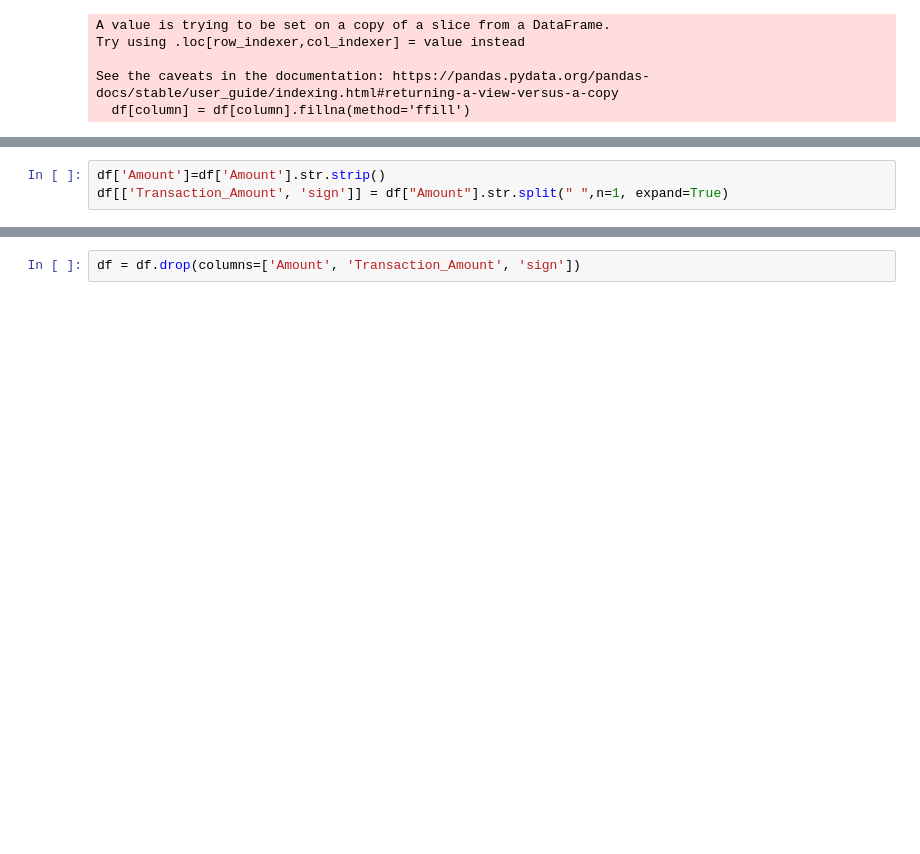
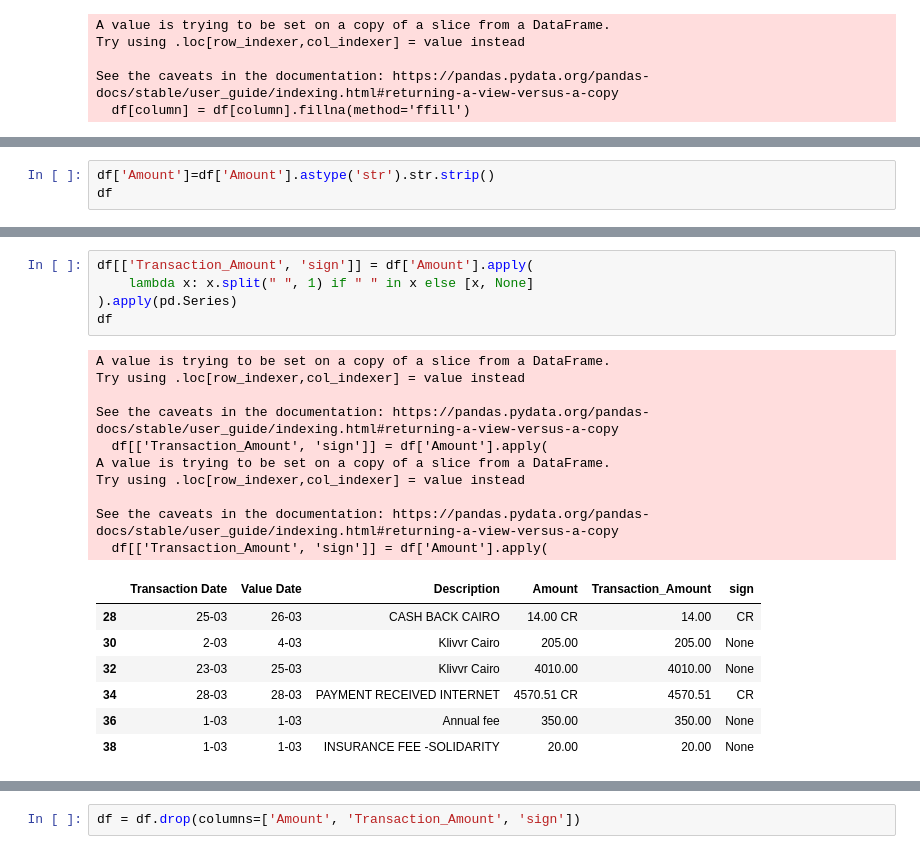
Before and after one commit to AdhamNour/personal_financial_analysis, a Jupyter notebook: financial_analysis_single_file.ipynb, the cells around one changed output, grey strips where cells are left out. Drawn from its saved outputs; the diff is of its cells as text; blank space fills up the shorter version.

```diff
--- a/financial_analysis_single_file.ipynb
+++ b/financial_analysis_single_file.ipynb
@@ -106,4 +125,4 @@ dtype: object
 # %%
-df['Amount']=df['Amount'].str.strip()
-df[['Transaction_Amount', 'sign']] = df["Amount"].str.split(" ",n=1, expand=True)
+df['Amount']=df['Amount'].astype('str').str.strip()
+df
 # %% [output]
@@ -111,3 +141,26 @@ AttributeError: Can only use .str accessor with string values!
+# %%
+df[['Transaction_Amount', 'sign']] = df['Amount'].apply(
+    lambda x: x.split(" ", 1) if " " in x else [x, None]
+).apply(pd.Series)
+df
+# %% [output]
+A value is trying to be set on a copy of a slice from a DataFrame.
+Try using .loc[row_indexer,col_indexer] = value instead
+
+See the caveats in the documentation: https://pandas.pydata.org/pandas-docs/stable/user_guide/indexing.html#returning-a-view-versus-a-copy
+  df[['Transaction_Amount', 'sign']] = df['Amount'].apply(
+A value is trying to be set on a copy of a slice from a DataFrame.
+Try using .loc[row_indexer,col_indexer] = value instead
+
+See the caveats in the documentation: https://pandas.pydata.org/pandas-docs/stable/user_guide/indexing.html#returning-a-view-versus-a-copy
+  df[['Transaction_Amount', 'sign']] = df['Amount'].apply(
+|  | Transaction Date | Value Date | Description | Amount | Transaction_Amount | sign |
+| 28 | 25-03 | 26-03 | CASH BACK CAIRO | 14.00 CR | 14.00 | CR |
+| 30 | 2-03 | 4-03 | Klivvr Cairo | 205.00 | 205.00 | None |
+| 32 | 23-03 | 25-03 | Klivvr Cairo | 4010.00 | 4010.00 | None |
+| 34 | 28-03 | 28-03 | PAYMENT RECEIVED INTERNET | 4570.51 CR | 4570.51 | CR |
+| 36 | 1-03 | 1-03 | Annual fee | 350.00 | 350.00 | None |
+| 38 | 1-03 | 1-03 | INSURANCE FEE -SOLIDARITY | 20.00 | 20.00 | None |
 # %%
 df['Transaction_Amount']=df['Transaction_Amount'].astype('float')
 df['signed_amount'] = df['Transaction_Amount'].where(~df['sign'].isnull(), -1 * df['Transaction_Amount'])
```
Also changed, not shown: parts of 17 cells of this notebook, 3 other files.
